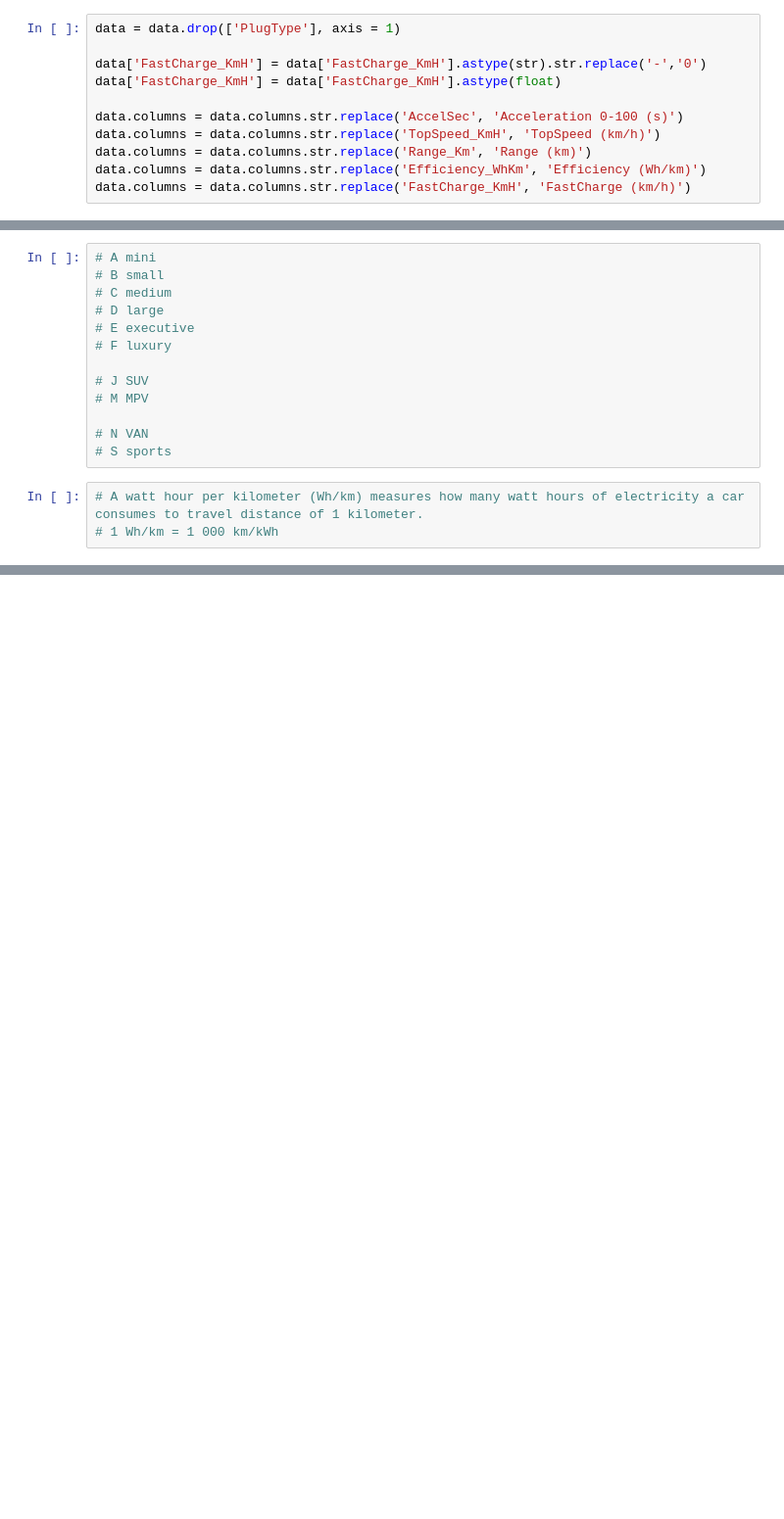
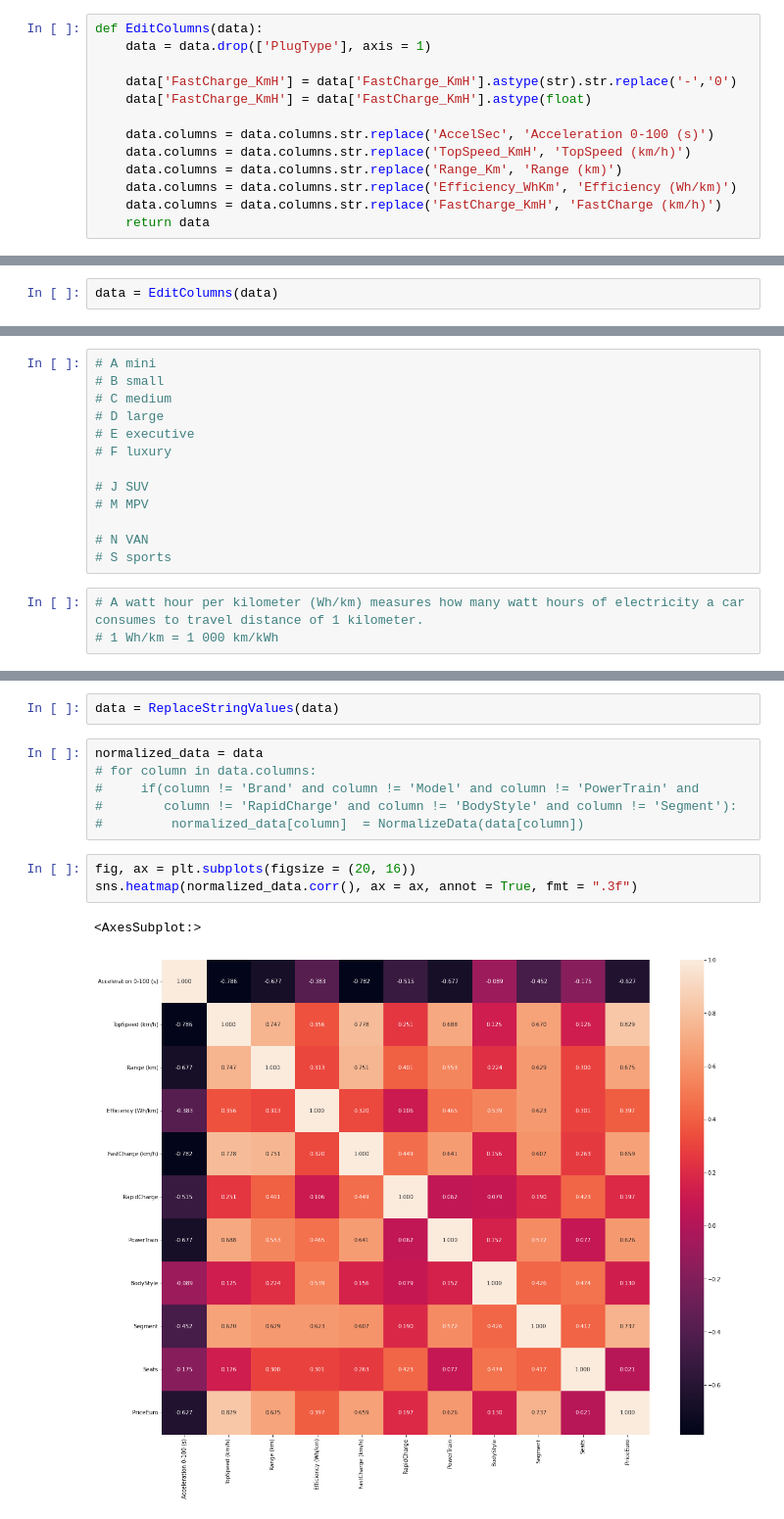
Before and after one commit to MartinJank/OZNAL, a Jupyter notebook: eda.ipynb, the cells around one changed output, grey strips where cells are left out. Shown: that part at 98% size. Drawn from its saved outputs; the diff is of its cells as text; blank space fills up the shorter version.

```diff
--- a/eda.ipynb
+++ b/eda.ipynb
@@ -14,11 +27,13 @@ data = pd.read_csv("ElectricCarData_Clean.csv")
 # %%
-data = data.drop(['PlugType'], axis = 1)
+def EditColumns(data):
+    data = data.drop(['PlugType'], axis = 1)
 
-data['FastCharge_KmH'] = data['FastCharge_KmH'].astype(str).str.replace('-','0')
-data['FastCharge_KmH'] = data['FastCharge_KmH'].astype(float)
+    data['FastCharge_KmH'] = data['FastCharge_KmH'].astype(str).str.replace('-','0')
+    data['FastCharge_KmH'] = data['FastCharge_KmH'].astype(float)
 
-data.columns = data.columns.str.replace('AccelSec', 'Acceleration 0-100 (s)')
-data.columns = data.columns.str.replace('TopSpeed_KmH', 'TopSpeed (km/h)')
-data.columns = data.columns.str.replace('Range_Km', 'Range (km)')
-data.columns = data.columns.str.replace('Efficiency_WhKm', 'Efficiency (Wh/km)')
-data.columns = data.columns.str.replace('FastCharge_KmH', 'FastCharge (km/h)')
+    data.columns = data.columns.str.replace('AccelSec', 'Acceleration 0-100 (s)')
+    data.columns = data.columns.str.replace('TopSpeed_KmH', 'TopSpeed (km/h)')
+    data.columns = data.columns.str.replace('Range_Km', 'Range (km)')
+    data.columns = data.columns.str.replace('Efficiency_WhKm', 'Efficiency (Wh/km)')
+    data.columns = data.columns.str.replace('FastCharge_KmH', 'FastCharge (km/h)')
+    return data
@@ -24,0 +49,2 @@ data.columns = data.columns.str.replace('FastCharge_KmH', 'FastCharge (km/h)')
+# %%
+data = EditColumns(data)
@@ -123,0 +186,14 @@ sns.pairplot(data,hue='FastCharge (km/h)')
+# %%
+data = ReplaceStringValues(data)
+# %%
+normalized_data = data
+# for column in data.columns:
+#     if(column != 'Brand' and column != 'Model' and column != 'PowerTrain' and
+#        column != 'RapidCharge' and column != 'BodyStyle' and column != 'Segment'):
+#         normalized_data[column]  = NormalizeData(data[column])
+# %%
+fig, ax = plt.subplots(figsize = (20, 16))
+sns.heatmap(normalized_data.corr(), ax = ax, annot = True, fmt = ".3f")
+# %% [output]
+<AxesSubplot:>
+[figure, added]
```
Also changed, not shown: parts of 81 cells of this notebook.
